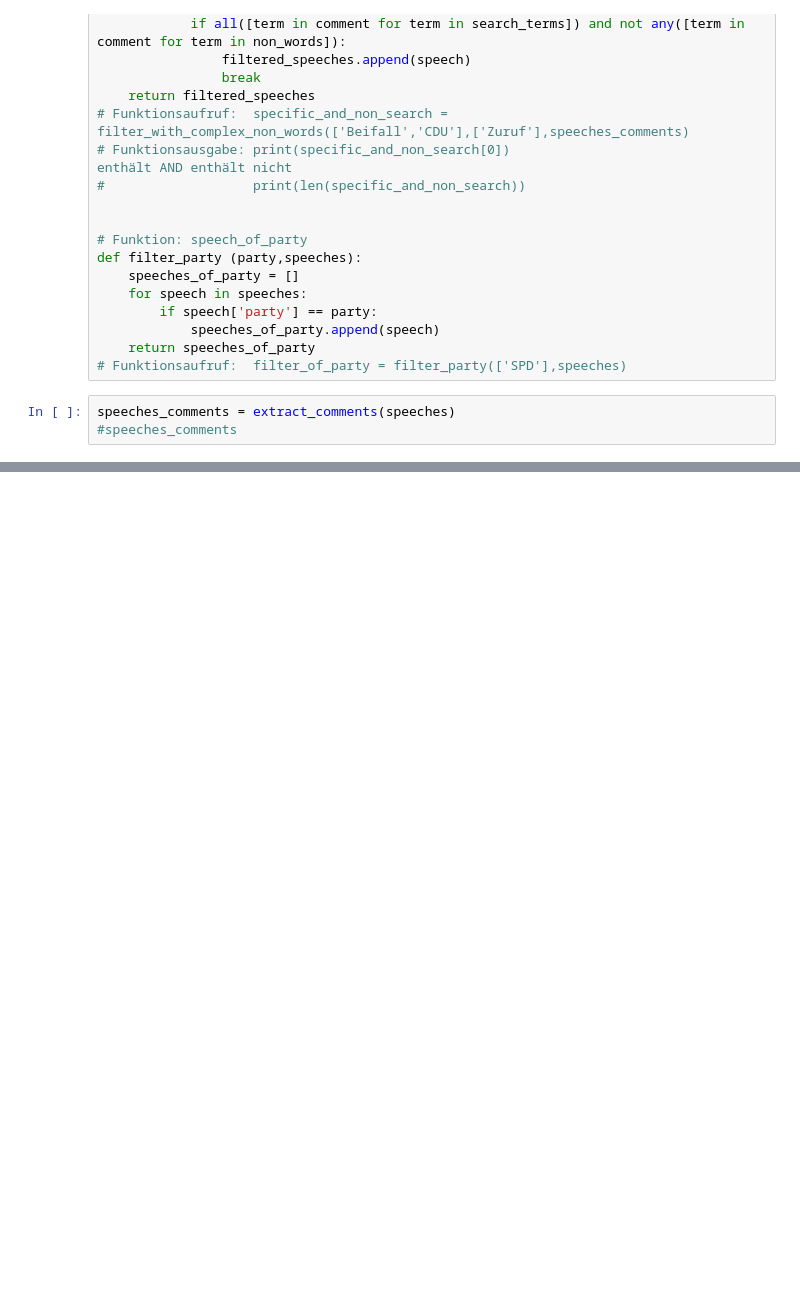
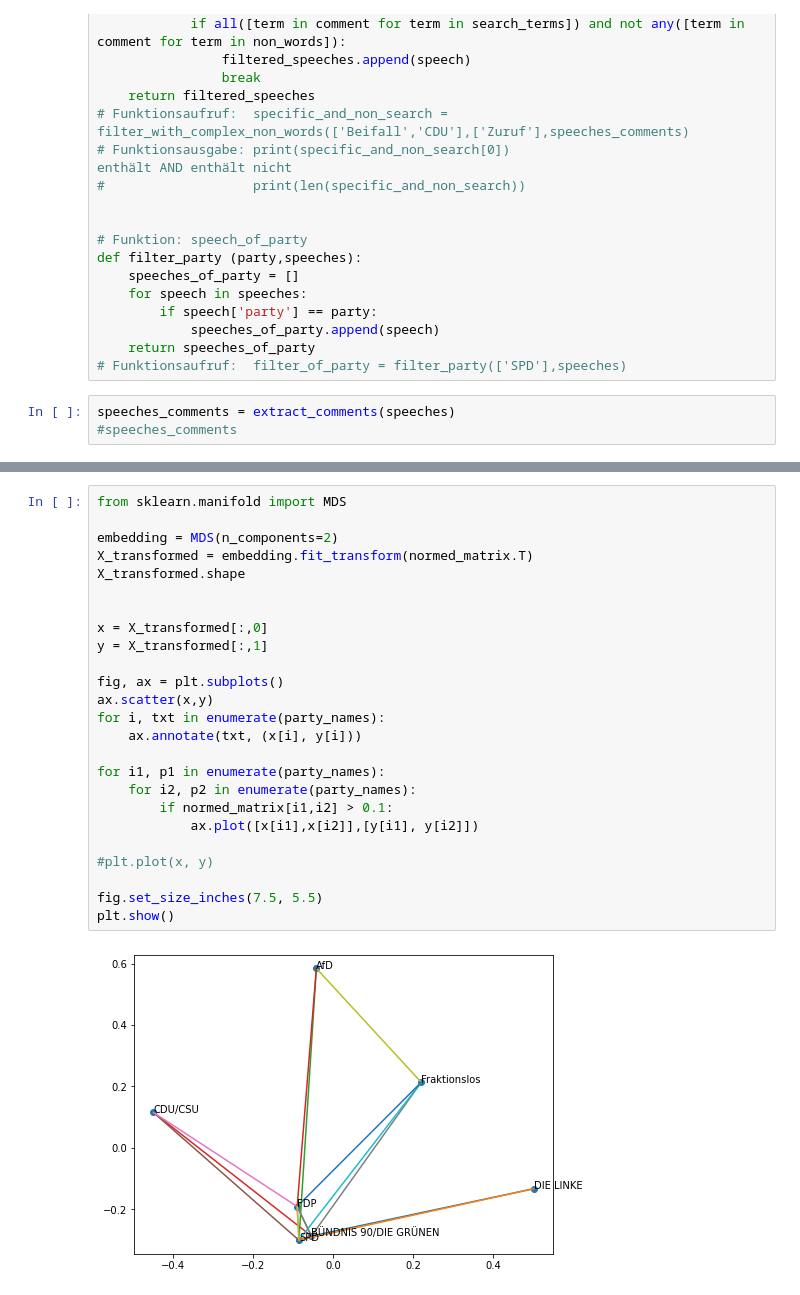
Before and after one commit to sevenbanisch/bundestagsreden, a Jupyter notebook: pipelines_SS22/Sven/kommentare.ipynb, the cells around one changed output, grey strips where cells are left out. Cells and saved outputs as stored; diff of their text form; blank space fills up the shorter version.

```diff
--- a/pipelines_SS22/Sven/kommentare.ipynb
+++ b/pipelines_SS22/Sven/kommentare.ipynb
@@ -82,0 +238,27 @@ for speech in speeches:
+# %%
+from sklearn.manifold import MDS
+
+embedding = MDS(n_components=2)
+X_transformed = embedding.fit_transform(normed_matrix.T)
+X_transformed.shape
+
+
+x = X_transformed[:,0]
+y = X_transformed[:,1]
+
+fig, ax = plt.subplots()
+ax.scatter(x,y)
+for i, txt in enumerate(party_names):
+    ax.annotate(txt, (x[i], y[i]))
+
+for i1, p1 in enumerate(party_names):
+    for i2, p2 in enumerate(party_names):
+        if normed_matrix[i1,i2] > 0.1:
+            ax.plot([x[i1],x[i2]],[y[i1], y[i2]])
+
+#plt.plot(x, y)
+
+fig.set_size_inches(7.5, 5.5)
+plt.show()
+# %% [output]
+[figure, added]
```
Also changed, not shown: parts of 19 cells of this notebook, 1 other file.
